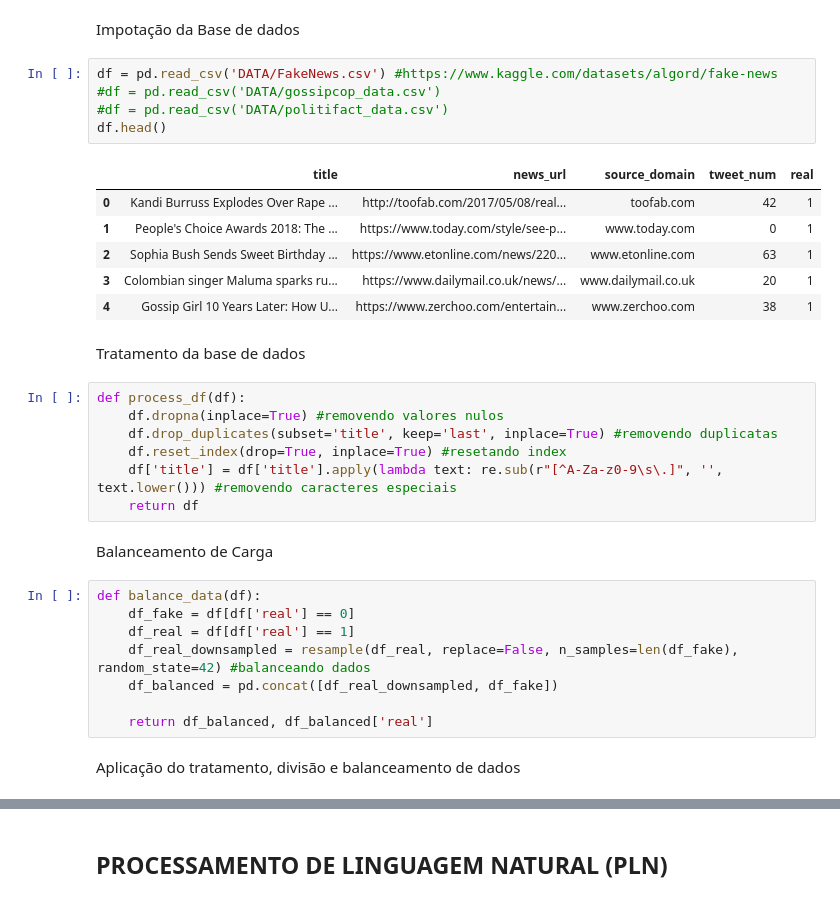
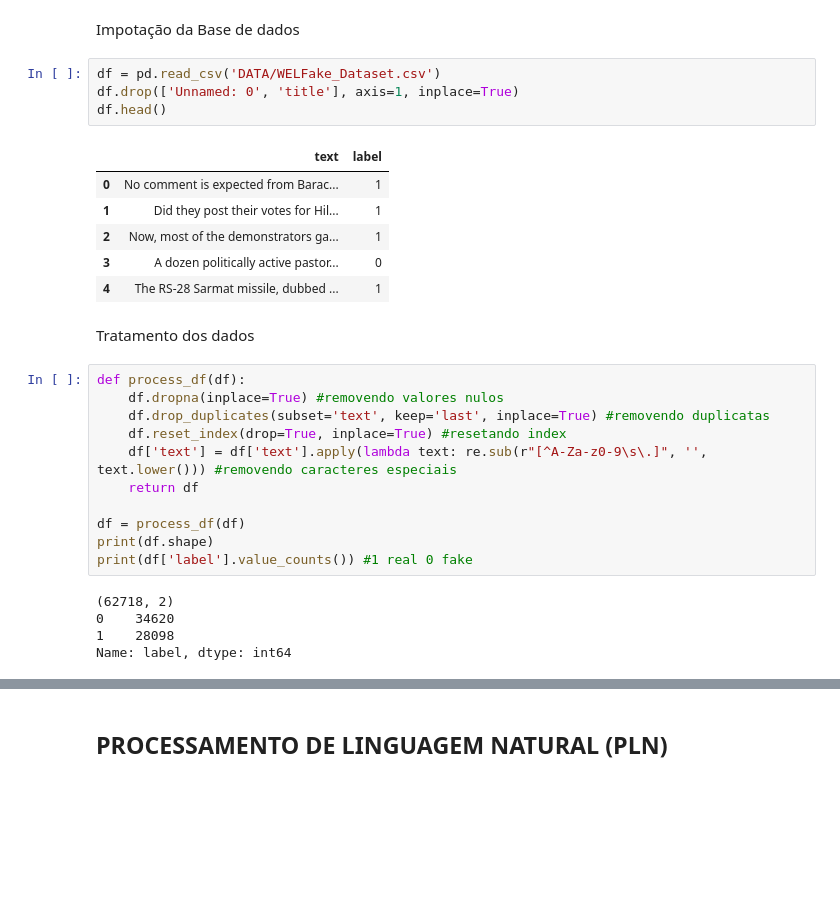
Before and after one commit to marciofh/tcc-fake-news-detection, a Jupyter notebook: app.ipynb, the cells around one changed output, grey strips where cells are left out. Cells and saved outputs as stored; diff of their text form; blank space fills up the shorter version.

Commit message:
troca de BD e remocao do balanceamento de carga

```diff
--- a/app.ipynb
+++ b/app.ipynb
@@ -43,35 +30,31 @@ True
 # %% [markdown]
 Impotação da Base de dados
-# %%
-df = pd.read_csv('DATA/FakeNews.csv') #https://www.kaggle.com/datasets/algord/fake-news
-#df = pd.read_csv('DATA/gossipcop_data.csv')
-#df = pd.read_csv('DATA/politifact_data.csv')
-df.head()
-# %% [output]
-|  | title | news_url | source_domain | tweet_num | real |
-| 0 | Kandi Burruss Explodes Over Rape ... | http://toofab.com/2017/05/08/real... | toofab.com | 42 | 1 |
-| 1 | People's Choice Awards 2018: The ... | https://www.today.com/style/see-p... | www.today.com | 0 | 1 |
-| 2 | Sophia Bush Sends Sweet Birthday ... | https://www.etonline.com/news/220... | www.etonline.com | 63 | 1 |
-| 3 | Colombian singer Maluma sparks ru... | https://www.dailymail.co.uk/news/... | www.dailymail.co.uk | 20 | 1 |
-| 4 | Gossip Girl 10 Years Later: How U... | https://www.zerchoo.com/entertain... | www.zerchoo.com | 38 | 1 |
+# %%
+df = pd.read_csv('DATA/WELFake_Dataset.csv')
+df.drop(['Unnamed: 0', 'title'], axis=1, inplace=True)
+df.head()
+# %% [output]
+|  | text | label |
+| 0 | No comment is expected from Barac... | 1 |
+| 1 | Did they post their votes for Hil... | 1 |
+| 2 | Now, most of the demonstrators ga... | 1 |
+| 3 | A dozen politically active pastor... | 0 |
+| 4 | The RS-28 Sarmat missile, dubbed ... | 1 |
 # %% [markdown]
-Tratamento da base de dados
+Tratamento dos dados
 # %%
 def process_df(df):
     df.dropna(inplace=True) #removendo valores nulos
-    df.drop_duplicates(subset='title', keep='last', inplace=True) #removendo duplicatas
+    df.drop_duplicates(subset='text', keep='last', inplace=True) #removendo duplicatas
     df.reset_index(drop=True, inplace=True) #resetando index
-    df['title'] = df['title'].apply(lambda text: re.sub(r"[^A-Za-z0-9\s\.]", '', text.lower())) #removendo caracteres especiais
+    df['text'] = df['text'].apply(lambda text: re.sub(r"[^A-Za-z0-9\s\.]", '', text.lower())) #removendo caracteres especiais
     return df
+
+df = process_df(df)
+print(df.shape)
+print(df['label'].value_counts()) #1 real 0 fake
+# %% [output]
+(62718, 2)
+0    34620
+1    28098
+Name: label, dtype: int64
-# %% [markdown]
-Balanceamento de Carga
-# %%
-def balance_data(df):
-    df_fake = df[df['real'] == 0]
-    df_real = df[df['real'] == 1]
-    df_real_downsampled = resample(df_real, replace=False, n_samples=len(df_fake), random_state=42) #balanceando dados
-    df_balanced = pd.concat([df_real_downsampled, df_fake])
-
-    return df_balanced, df_balanced['real']
-# %% [markdown]
-Aplicação do tratamento, divisão e balanceamento de dados
```
Also changed, not shown: parts of 19 cells of this notebook.
